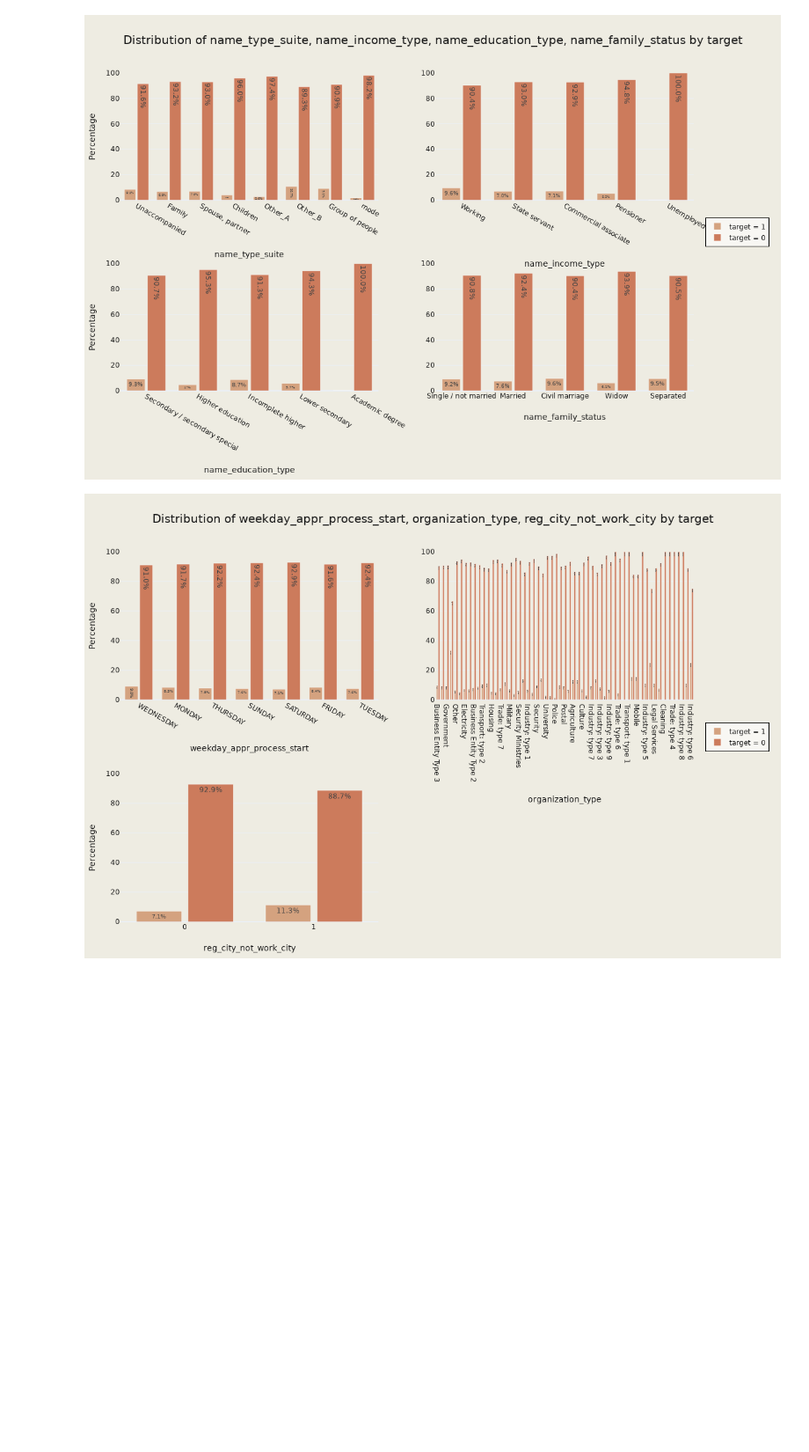
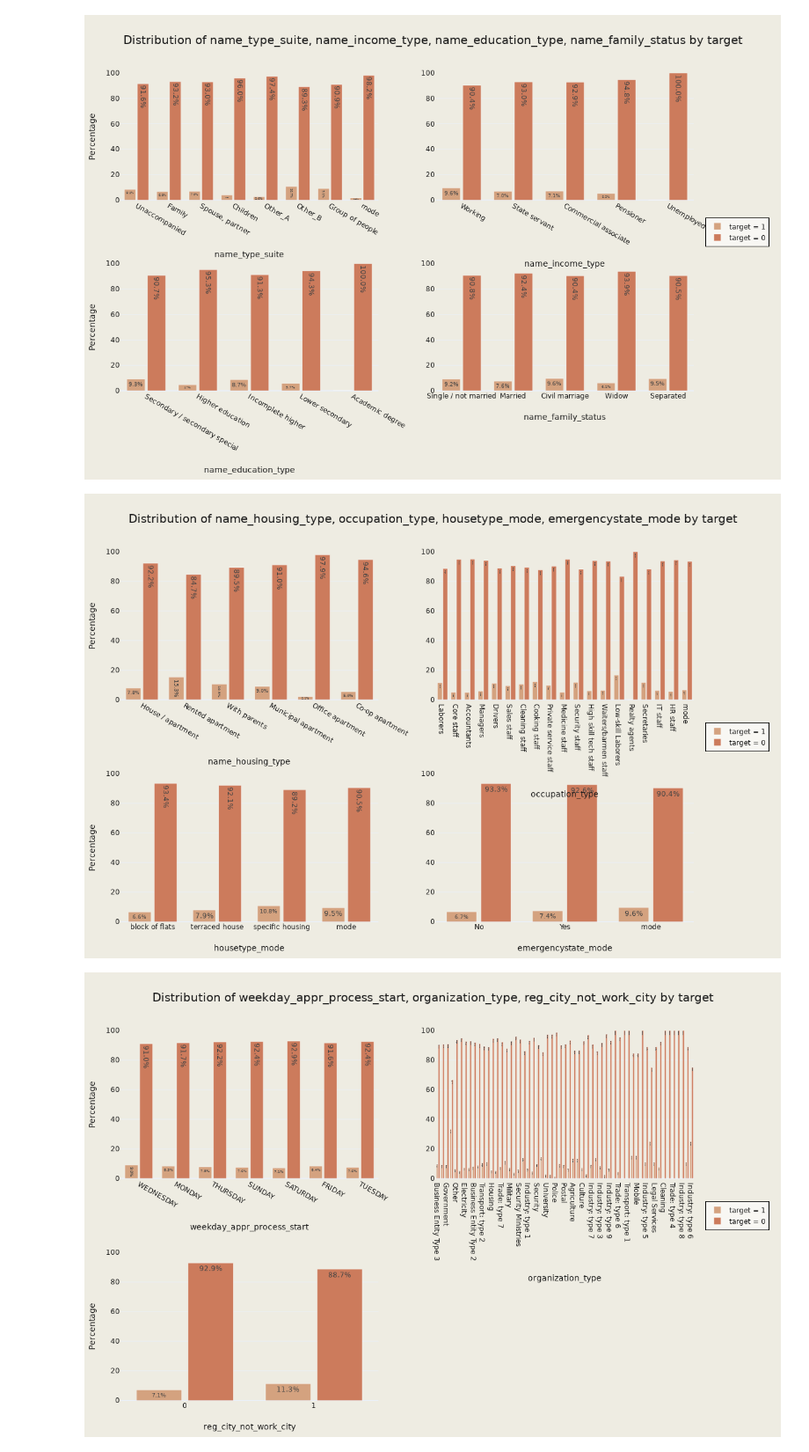
Before and after one commit to vytautas-bunevicius/retail-bank-risk-evaluation, a Jupyter notebook: notebooks/03_exploratory_data_analysis.ipynb, the cells around one changed output. Shown: that part at 88% size. Cells and saved outputs as stored; diff of their text form; code cells hidden in the pictures; blank space fills up the shorter version.

Commit message:
feat: visualize categorical distributions

```diff
--- a/notebooks/03_exploratory_data_analysis.ipynb
+++ b/notebooks/03_exploratory_data_analysis.ipynb
@@ -231,6 +231,10 @@ Image(filename="../images/categorical_features_housing_family.png")
 [figure]
 # %%
 plot_categorical_features_by_target(pd_application_train, categorical_features_occupation, target_feature, save_path="../images/categorical_features_occupation.png")
+# %%
+Image(filename="../images/categorical_features_occupation.png")
+# %% [output]
+[figure, added]
 # %%
 plot_categorical_features_by_target(pd_application_train, categorical_features_work_context, target_feature, save_path="../images/categorical_features_work_context.png")
 # %%
```
